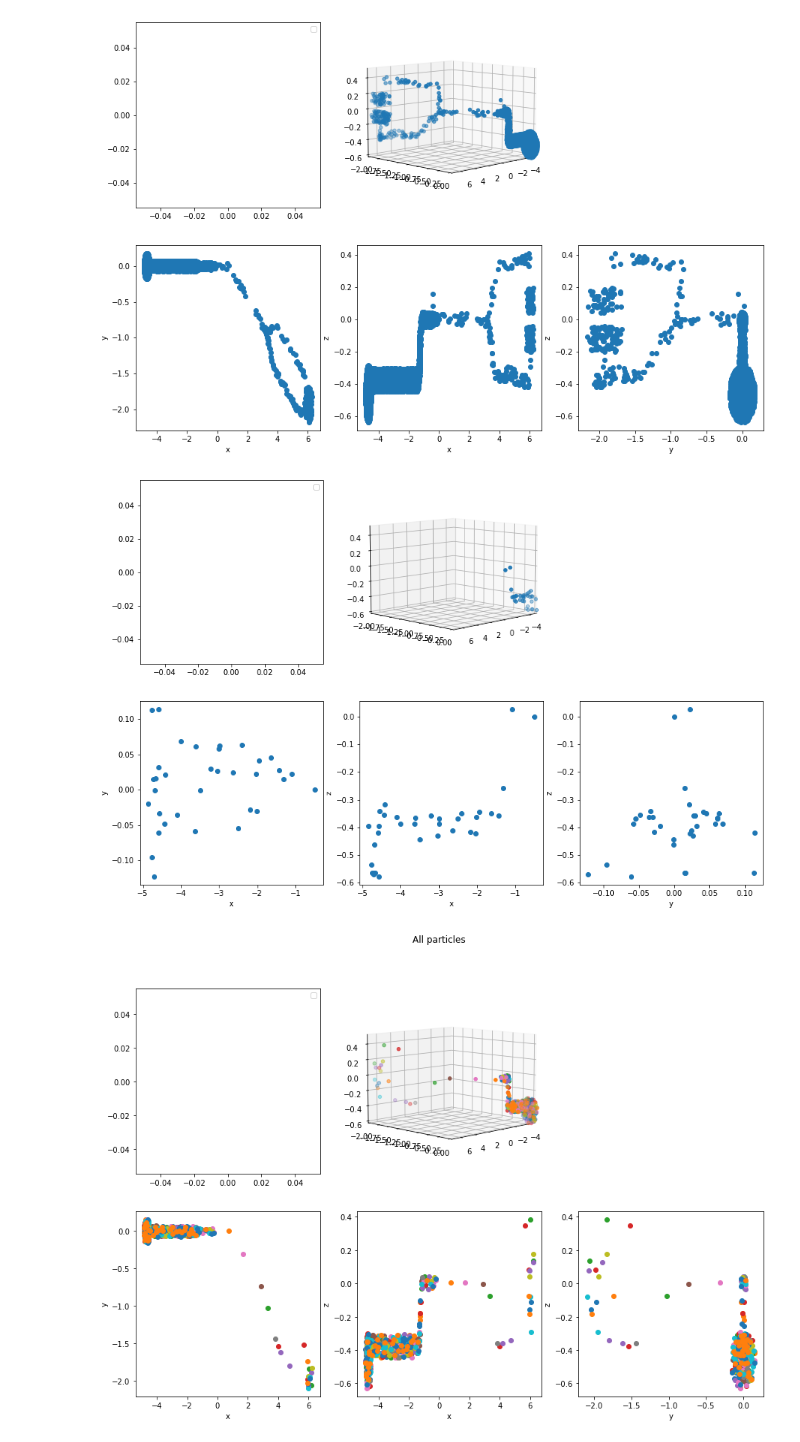
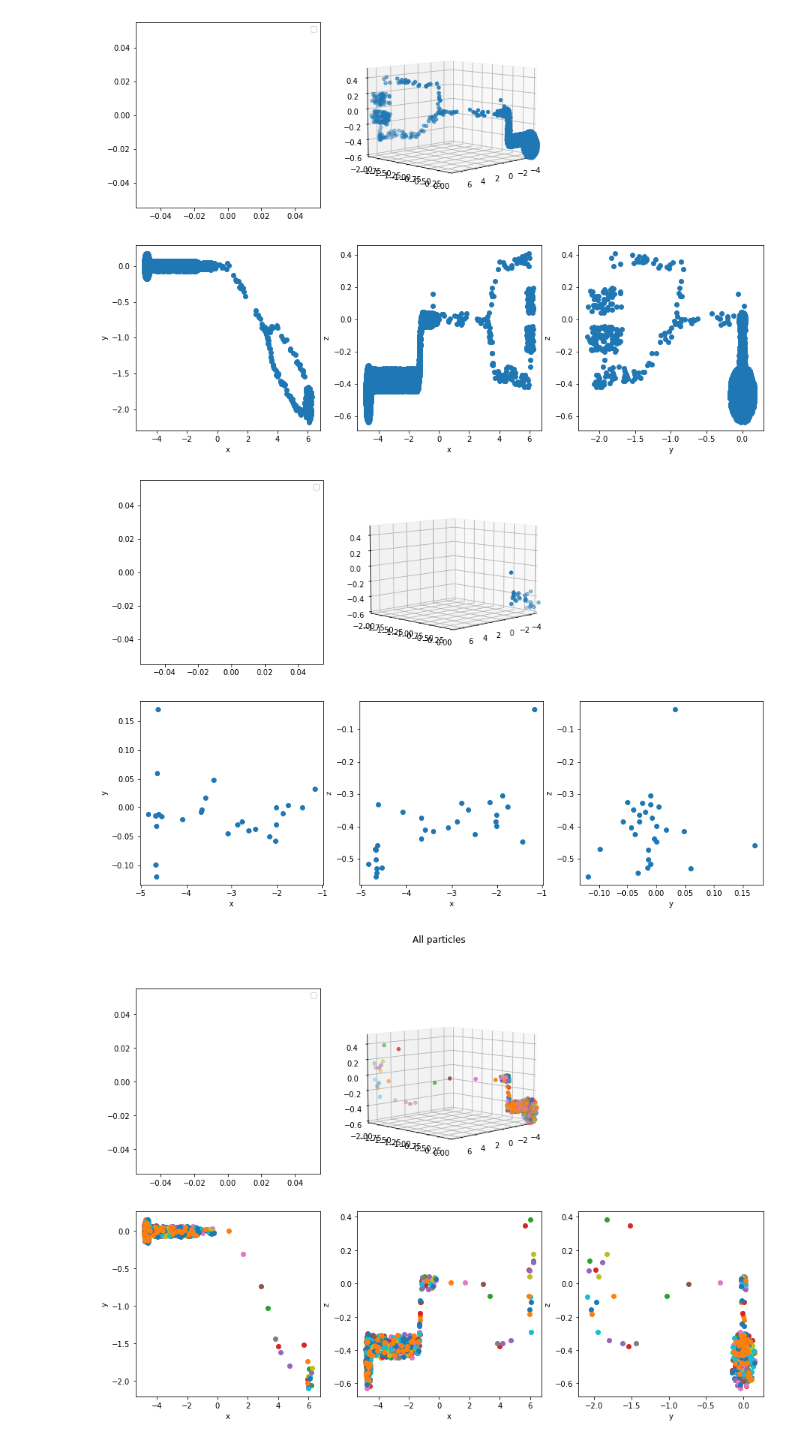
Before and after one commit to eklem1/MesonMagMapping, a Jupyter notebook: PENTrackAnalysis/TestingWithUproot.ipynb, the cells around one changed output. Saved outputs shown, nothing was run; the diff lists cells and outputs as text; code cells hidden in the pictures.

```diff
--- a/PENTrackAnalysis/TestingWithUproot.ipynb
+++ b/PENTrackAnalysis/TestingWithUproot.ipynb
@@ -43,15 +46,15 @@ ppf.pltShape(x, y, z, label="test")
 [figure]
 # %%
 %matplotlib inline
-endSpots = Nsnapshot.arrays(["xend", "yend", "zend"], "tend == 100")
+endSpots = Nsnapshot.arrays(["xend", "yend", "zend"], "tend == 50")
 
 x = endSpots['xend']
 y = endSpots['yend']
 z = endSpots['zend']
 
 ppf.pltShape(x, y, z, startPlot=True, endPlot=True, label="t = 100")
 # %% [output]
-[figure, old version]
+[figure, new version]
 # %%
 %matplotlib inline
 endSpots = Nsnapshot.arrays(["xend", "yend", "zend"], "tend == 100")
```
Also changed, not shown: parts of 2 cells of this notebook, 6 other files.
